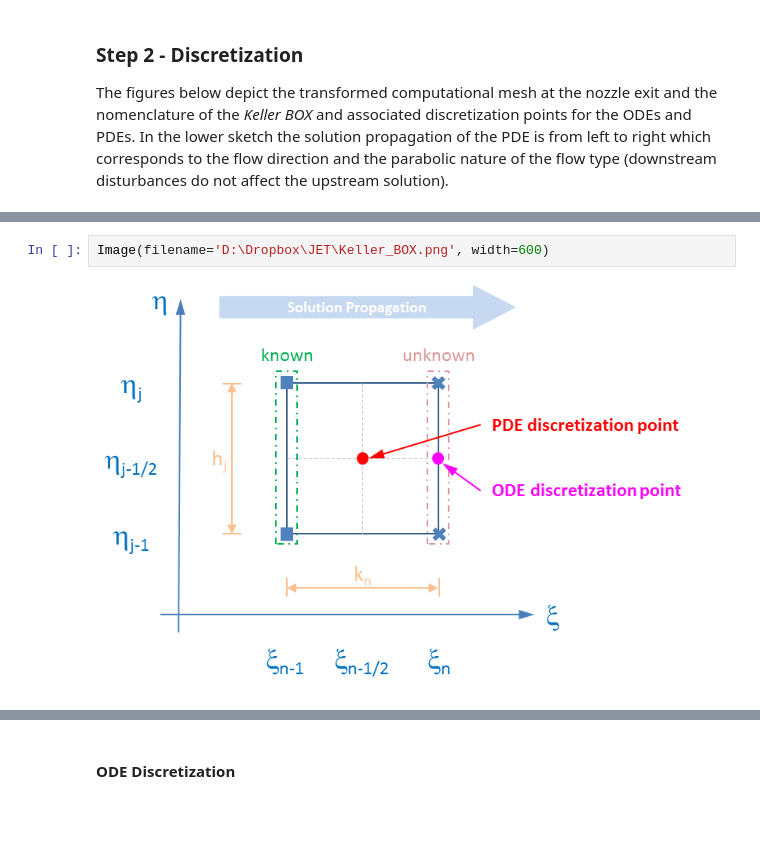
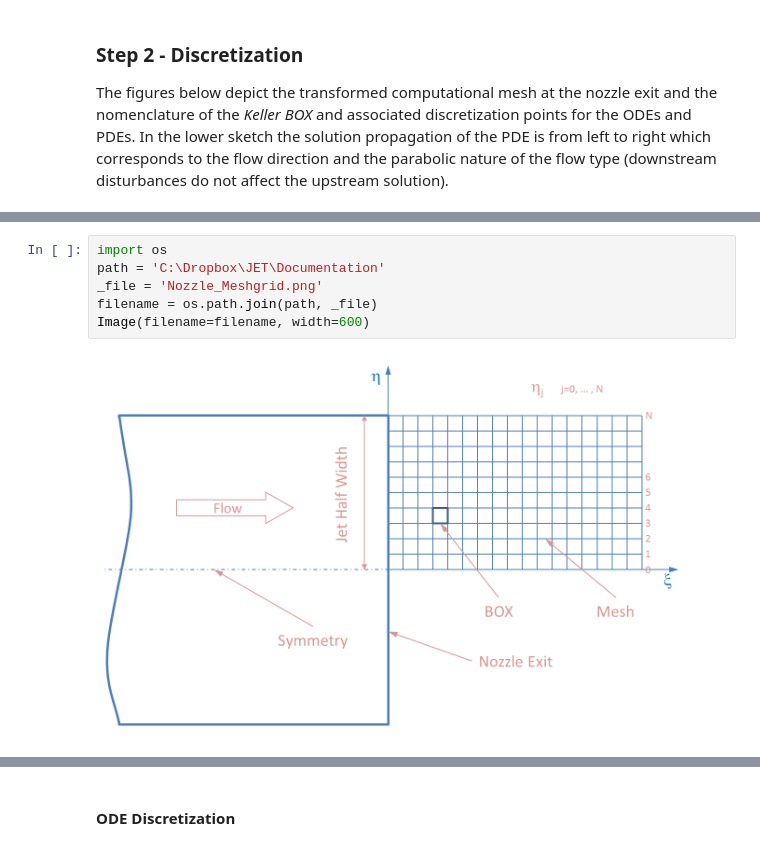
Before and after one commit to chiefenne/JET, a Jupyter notebook: jet.ipynb, the cells around one changed output, grey strips where cells are left out. Cells and saved outputs as stored; diff of their text form; blank space fills up the shorter version.

```diff
--- a/jet.ipynb
+++ b/jet.ipynb
@@ -147,4 +143,8 @@ Image(filename='D:\Dropbox\JET\Nozzle_Meshgrid.png', width=600)
-# %%
-Image(filename='D:\Dropbox\JET\Keller_BOX.png', width=600)
-# %% [output]
-[figure, removed]
+# %%
+import os
+path = 'C:\Dropbox\JET\Documentation'
+_file = 'Nozzle_Meshgrid.png'
+filename = os.path.join(path, _file)
+Image(filename=filename, width=600)
+# %% [output]
+[figure, added]
```
Also changed, not shown: parts of 8 cells of this notebook, 2 other files.
